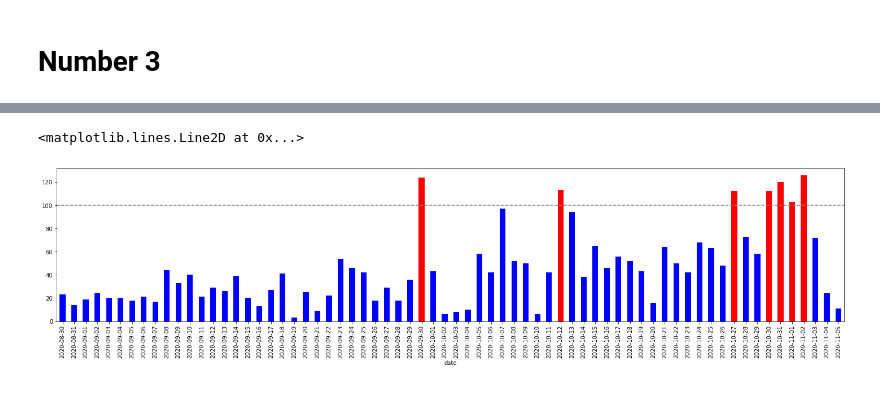
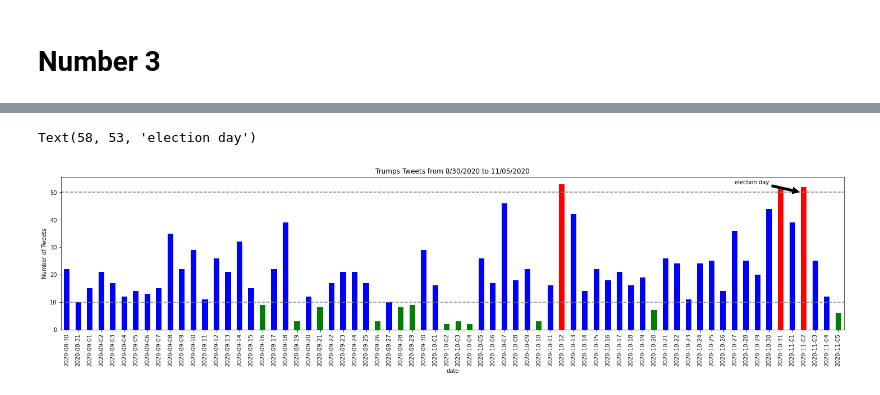
Before and after one commit to iw2/test, a Jupyter notebook: Werries_Isaac_HW1.ipynb, the cells around one changed output, grey strips where cells are left out. Cells and saved outputs as stored; diff of their text form; code cells hidden in the pictures.

```diff
--- a/Werries_Isaac_HW1.ipynb
+++ b/Werries_Isaac_HW1.ipynb
@@ -107,6 +112,6 @@ mod_df['clean_text'] = [re.sub(r'#\w+',"",x) for x in mod_df['clean_text']] #rem
 mod_df['clean_text'] = [re.sub(r'http\S+',"",x) for x in mod_df['clean_text']] #remove all links
 mod_df['clean_text'] = [re.sub(r'[^\w\s]',"",x) for x in mod_df['clean_text']] #remove punctuation
 mod_df['clean_text'] = [re.sub(r'\n'," ",x) for x in mod_df['clean_text']]
-mod_df['clean_text'] = mod_df['clean_text'].str.rstrip()
+mod_df['clean_text'] = [re.sub(r'\r'," ",x) for x in mod_df['clean_text']]
 mod_df = mod_df.drop_duplicates(subset = ['clean_text'], keep = 'first') #remove diplicates
 mod_df = mod_df[mod_df['clean_text'] != ''] #remove blanks
@@ -169,13 +203,19 @@ blue = mod_df['date'].count() < 100
 # %%
 col = []
 for val in daily_vol['clean_text']:
-    if val < 100:
+    if val >= 50:
+        col.append('red')
+    elif val < 10:
+        col.append('green')
+    else:
         col.append('blue')
-    else:
-        col.append('red')
 # %%
 daily_vol['clean_text'].plot(x='date', figsize = (25,5), kind='bar', color=col)
-plt.axhline(y=100, color='grey', linestyle = 'dashed' )
+plt.axhline(y=50, color='grey', linestyle = 'dashed' )
+plt.axhline(y=10, color='grey', linestyle = 'dashed')
+plt.title("Trumps Tweets from 8/30/2020 to 11/05/2020")
+plt.ylabel('Number of Tweets')
+plt.annotate('election day', xy=(63.75, 50), xytext=(58, 53), arrowprops=dict(facecolor='black', shrink=0.05),)
 # %% [output]
-<matplotlib.lines.Line2D at 0x...>
+Text(58, 53, 'election day')
-[figure, old version]
+[figure, new version]
```
Also changed, not shown: parts of 23 cells of this notebook, 3 other files.
